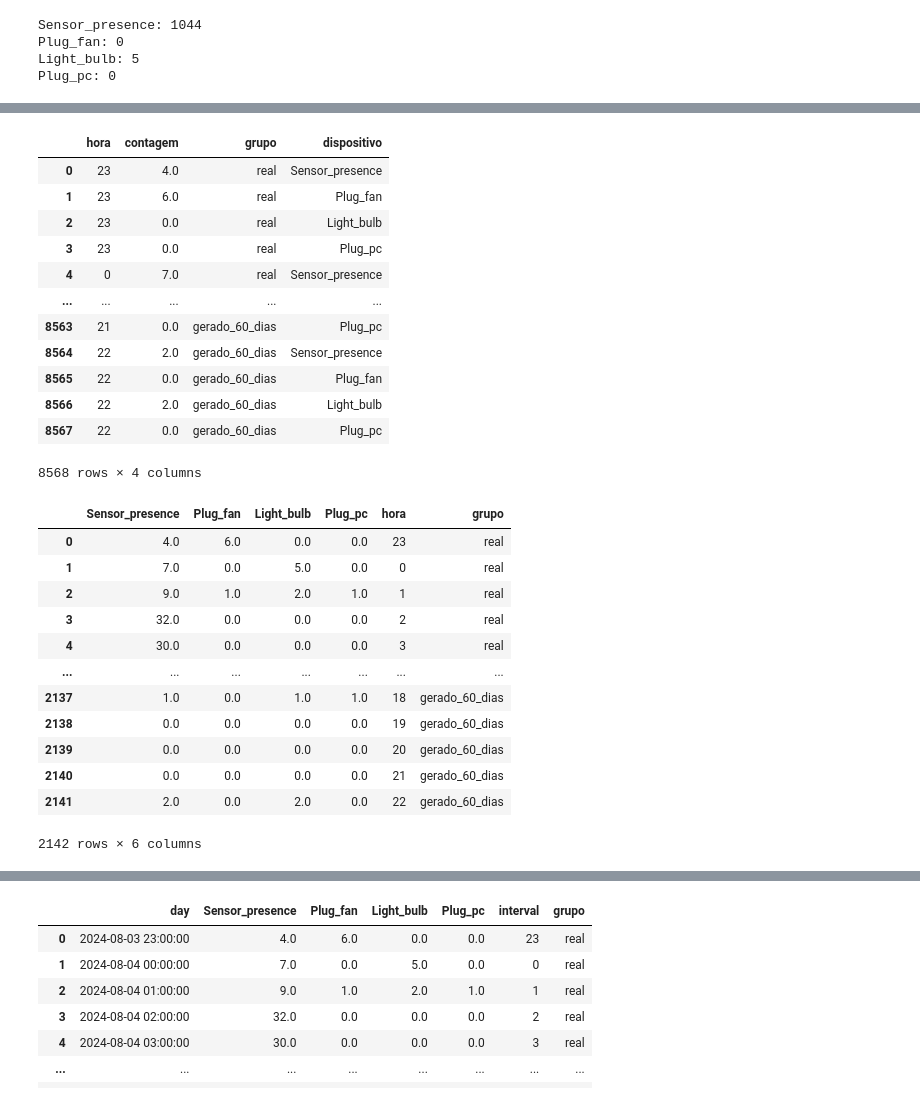
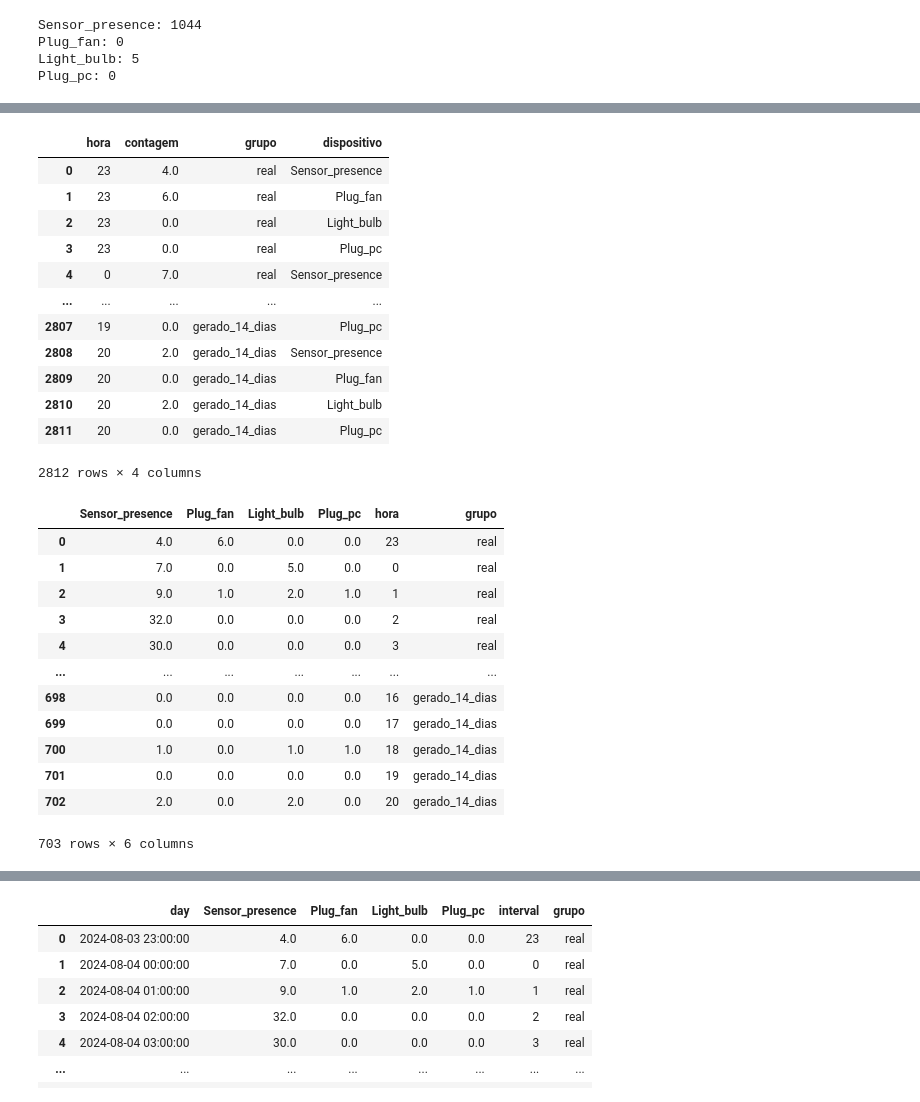
Before and after one commit to hestia-sim/HESTIA-Smart-Home-Simulator, a Jupyter notebook: notebook/validacao.ipynb, the cells around one changed output, grey strips where cells are left out. Drawn from its saved outputs; the diff is of its cells as text; code cells hidden in the pictures.

```diff
--- a/notebook/validacao.ipynb
+++ b/notebook/validacao.ipynb
@@ -285,22 +298,22 @@ See the caveats in the documentation: https://pandas.pydata.org/pandas-docs/stab
 # %% [markdown]
 # TEste
 # %%
-df_real = trata_dados_reais('dados.json')
+df_real = trata_dados_reais('dados_reais_14_dias.json')
 df_real = monta_dataframe_por_dia(df_real).T
 df_real['interval'] = df_real['day'].apply(time_interval_teste)
 df_real['grupo'] = 'real'
 
 
-df_gerado_14d = trata_dados_gerados('../dados/original/completo/dados-validacao-14-dias.csv')
+df_gerado_14d = trata_dados_gerados('./dados-gerador-14dias(primeiro).csv')
 df_gerado_14d = monta_dataframe_por_dia(df_gerado_14d).T
 df_gerado_14d['interval'] = df_gerado_14d['day'].apply(time_interval_teste)
 df_gerado_14d['grupo'] = 'gerado_14_dias'
 
 
-df_gerado_60d = trata_dados_gerados('../dados/original/completo/dados-validacao-60-dias.csv')
-df_gerado_60d = monta_dataframe_por_dia(df_gerado_60d).T
-df_gerado_60d['interval'] = df_gerado_60d['day'].apply(time_interval_teste)
-df_gerado_60d['grupo'] = 'gerado_60_dias'
+# df_gerado_60d = trata_dados_gerados('../dados/original/completo/dados-validacao-60-dias.csv')
+# df_gerado_60d = monta_dataframe_por_dia(df_gerado_60d).T
+# df_gerado_60d['interval'] = df_gerado_60d['day'].apply(time_interval_teste)
+# df_gerado_60d['grupo'] = 'gerado_60_dias'
 # %% [output]
 Sensor_presence: 1044
 Plug_fan: 0
@@ -324,9 +353,9 @@ def formata_teste_fisher(df:pd.DataFrame, grupo:str):
 # %%
 teste_fisher_real = formata_teste_fisher(df_real, 'real')
 teste_fisher_14 = formata_teste_fisher(df_gerado_14d, '14_dias')
-teste_fisher_60 = formata_teste_fisher(df_gerado_60d, '60_dias')
+# teste_fisher_60 = formata_teste_fisher(df_gerado_60d, '60_dias')
 
-teste_fisher_concatenado = pd.concat([teste_fisher_real, teste_fisher_14, teste_fisher_60], axis=0, ignore_index=True)
+teste_fisher_concatenado = pd.concat([teste_fisher_real, teste_fisher_14], axis=0, ignore_index=True)
 teste_fisher_concatenado.to_excel('teste_fisher_concatenado.xlsx', engine='xlsxwriter')
 teste_fisher_concatenado
 # %% [output]
@@ -337,32 +366,32 @@ teste_fisher_concatenado
 | 3 | 23 | 0.0 | real | Plug_pc |
 | 4 | 0 | 7.0 | real | Sensor_presence |
 | ... | ... | ... | ... | ... |
-| 8563 | 21 | 0.0 | gerado_60_dias | Plug_pc |
-| 8564 | 22 | 2.0 | gerado_60_dias | Sensor_presence |
-| 8565 | 22 | 0.0 | gerado_60_dias | Plug_fan |
-| 8566 | 22 | 2.0 | gerado_60_dias | Light_bulb |
-| 8567 | 22 | 0.0 | gerado_60_dias | Plug_pc |
+| 2807 | 19 | 0.0 | gerado_14_dias | Plug_pc |
+| 2808 | 20 | 2.0 | gerado_14_dias | Sensor_presence |
+| 2809 | 20 | 0.0 | gerado_14_dias | Plug_fan |
+| 2810 | 20 | 2.0 | gerado_14_dias | Light_bulb |
+| 2811 | 20 | 0.0 | gerado_14_dias | Plug_pc |
-8568 rows × 4 columns
+2812 rows × 4 columns
 # %%
-teste_kruskal_concatenado = pd.concat([df_real, df_gerado_14d, df_gerado_60d], axis=0, ignore_index=True)
+teste_kruskal_concatenado = pd.concat([df_real, df_gerado_14d], axis=0, ignore_index=True)
 teste_kruskal_concatenado.drop(['day'], inplace=True, axis=1)
 teste_kruskal_concatenado.rename(columns={'interval': 'hora'}, inplace=True)
-teste_kruskal_concatenado.to_excel('teste_kruskal_concatenado.xlsx', engine='xlsxwriter')
+teste_kruskal_concatenado.to_excel('teste_kruskal_concatenado(primeiro).xlsx', engine='xlsxwriter')
 teste_kruskal_concatenado
 # %% [output]
 |  | Sensor_presence | Plug_fan | Light_bulb | Plug_pc | hora | grupo |
 | 0 | 4.0 | 6.0 | 0.0 | 0.0 | 23 | real |
 | 1 | 7.0 | 0.0 | 5.0 | 0.0 | 0 | real |
 | 2 | 9.0 | 1.0 | 2.0 | 1.0 | 1 | real |
 | 3 | 32.0 | 0.0 | 0.0 | 0.0 | 2 | real |
 | 4 | 30.0 | 0.0 | 0.0 | 0.0 | 3 | real |
 | ... | ... | ... | ... | ... | ... | ... |
-| 2137 | 1.0 | 0.0 | 1.0 | 1.0 | 18 | gerado_60_dias |
-| 2138 | 0.0 | 0.0 | 0.0 | 0.0 | 19 | gerado_60_dias |
-| 2139 | 0.0 | 0.0 | 0.0 | 0.0 | 20 | gerado_60_dias |
-| 2140 | 0.0 | 0.0 | 0.0 | 0.0 | 21 | gerado_60_dias |
-| 2141 | 2.0 | 0.0 | 2.0 | 0.0 | 22 | gerado_60_dias |
+| 698 | 0.0 | 0.0 | 0.0 | 0.0 | 16 | gerado_14_dias |
+| 699 | 0.0 | 0.0 | 0.0 | 0.0 | 17 | gerado_14_dias |
+| 700 | 1.0 | 0.0 | 1.0 | 1.0 | 18 | gerado_14_dias |
+| 701 | 0.0 | 0.0 | 0.0 | 0.0 | 19 | gerado_14_dias |
+| 702 | 2.0 | 0.0 | 2.0 | 0.0 | 20 | gerado_14_dias |
-2142 rows × 6 columns
+703 rows × 6 columns
 # %%
 teste_kruskal_concatenado_agrupado = teste_kruskal_concatenado.groupby(['hora', 'grupo']).sum()
 teste_kruskal_concatenado_agrupado.to_excel('teste_kruskal_concatenado_agrupado.xlsx', engine='xlsxwriter')
```
Also changed, not shown: parts of 13 cells of this notebook, 5 other files.
